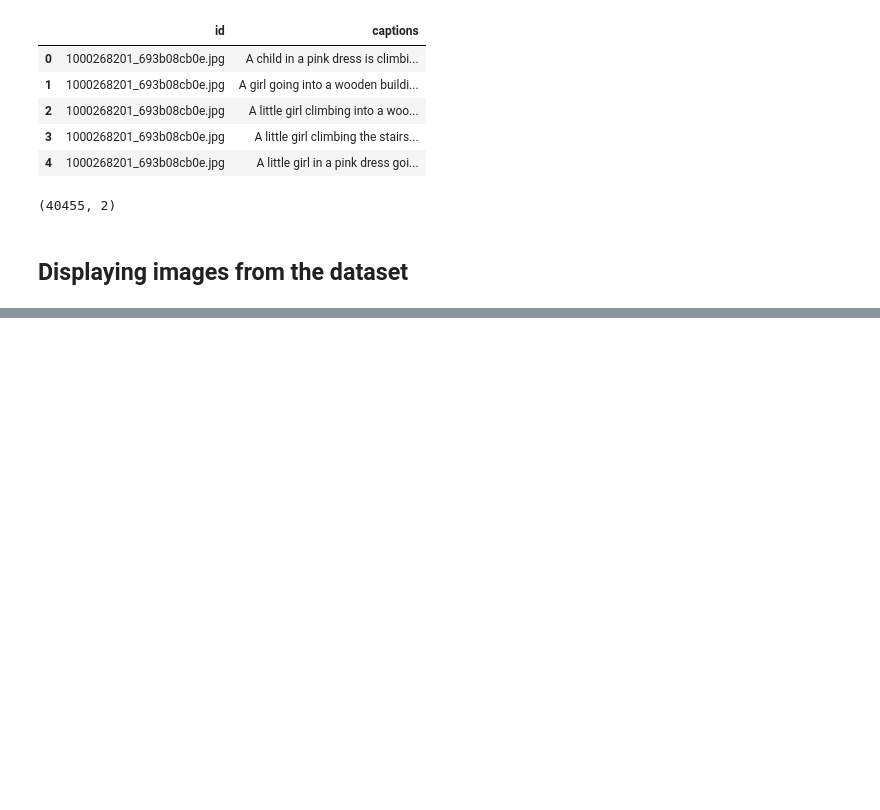
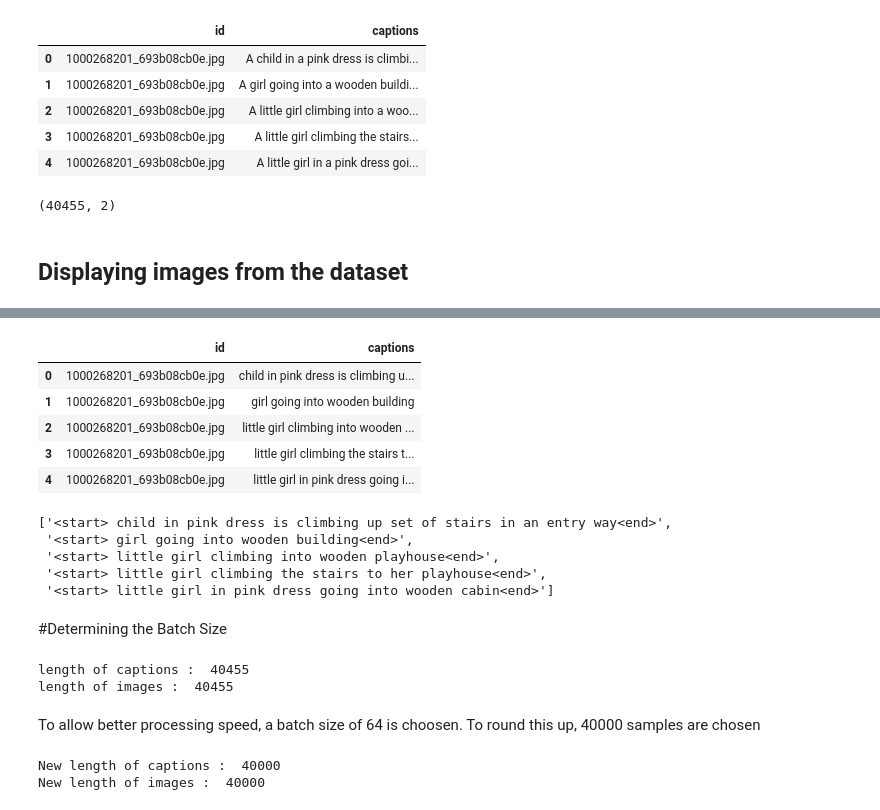
Before and after one commit to sunjana2199/Deep_Video_Understanding, a Jupyter notebook: attention.ipynb, the cells around one changed output, grey strips where cells are left out. Saved outputs shown, nothing was run; the diff lists cells and outputs as text; code cells hidden in the pictures; blank space fills up the shorter version.

```diff
--- a/attention.ipynb
+++ b/attention.ipynb
@@ -138,0 +164,66 @@ array(['a dog chases another dog .',
+# %%
+def remove_single_chars(text_original):
+  text_new = ""
+  for w in text_original.split():
+    if len(w) > 1:
+      text_new = text_new + " " + w
+  return text_new
+# %%
+def remove_numbers(text_original) :
+   text_new = ""
+   for w in text_original.split():
+
+       isalpha = w.isalpha()
+       if isalpha:
+           text_new += " " + w
+   return(text_new)
+# %%
+def cleaned_text(text_original):
+  text = remove_punctuations(text_original)
+  text1 = remove_single_chars(text)
+  clean_text = remove_numbers(text1)
+  return(clean_text)
+# %%
+for i, caption in enumerate(df.captions.values):
+   newcaption = cleaned_text(caption)
+   df["captions"].iloc[i] = newcaption
+# %%
+df.head()
+# %% [output]
+|  | id | captions |
+| 0 | 1000268201_693b08cb0e.jpg | child in pink dress is climbing u... |
+| 1 | 1000268201_693b08cb0e.jpg | girl going into wooden building |
+| 2 | 1000268201_693b08cb0e.jpg | little girl climbing into wooden ... |
+| 3 | 1000268201_693b08cb0e.jpg | little girl climbing the stairs t... |
+| 4 | 1000268201_693b08cb0e.jpg | little girl in pink dress going i... |
+# %%
+df['all_captions'] = '<start>' + df['captions'].astype(str) + "<end>"
+captions_list = df["all_captions"].tolist()
+df = df.drop('all_captions', axis = 1)
+captions_list[:5]
+# %% [output]
+['<start> child in pink dress is climbing up set of stairs in an entry way<end>',
+ '<start> girl going into wooden building<end>',
+ '<start> little girl climbing into wooden playhouse<end>',
+ '<start> little girl climbing the stairs to her playhouse<end>',
+ '<start> little girl in pink dress going into wooden cabin<end>']
+# %% [markdown]
+#Determining the Batch Size
+# %%
+print(f"length of captions :  {len(captions_list)}")
+print(f"length of images :  {len(images_list)}")
+# %% [output]
+length of captions :  40455
+length of images :  40455
+# %% [markdown]
+To allow better processing speed, a batch size of 64 is choosen. To round this up, 40000 samples are chosen
+# %%
+train_captions, images_list  = shuffle(captions_list,images_list,random_state=1)
+train_captions = captions_list[:40000]
+images_list = images_list[:40000]
+
+print(f"New length of captions :  {len(train_captions)}")
+print(f"New length of images :  {len(images_list)}")
+# %% [output]
+New length of captions :  40000
+New length of images :  40000
```
Also changed, not shown: parts of 4 cells of this notebook.
